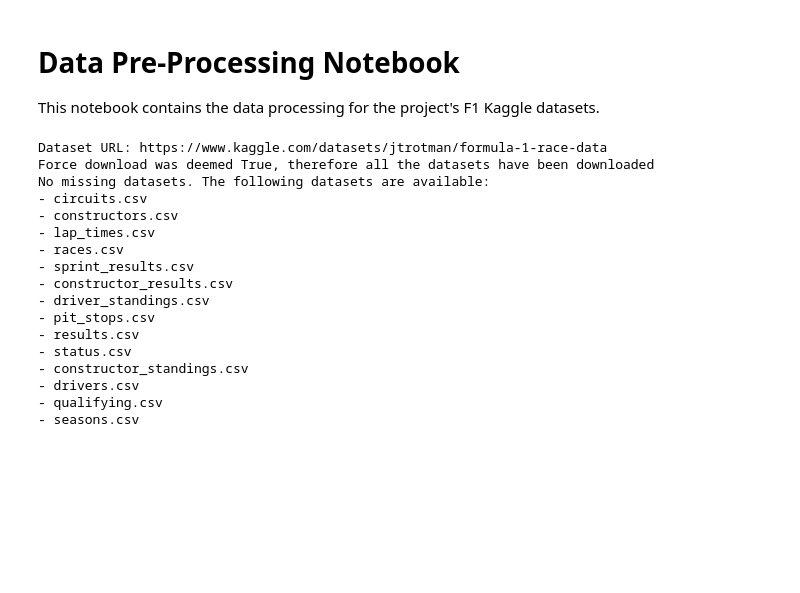
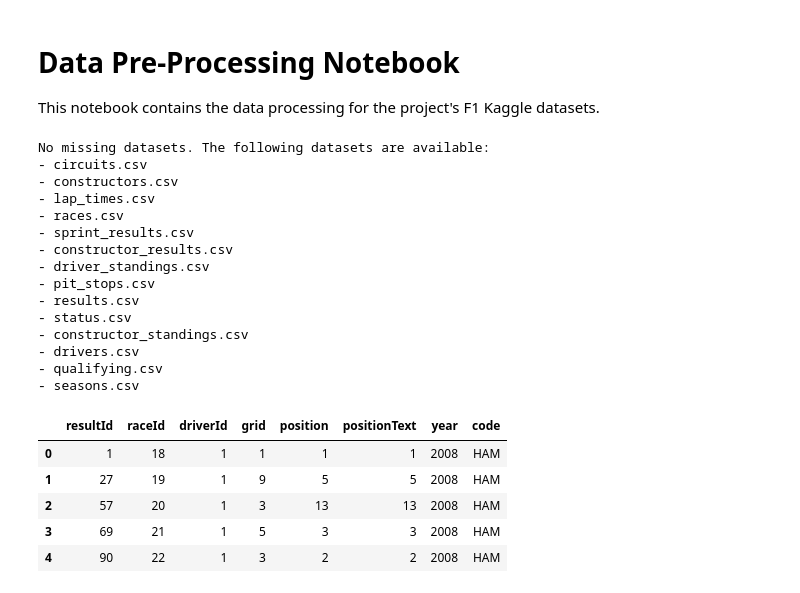
Before and after one commit to RFM322/F1F2_Analytics4FutureChampions, a Jupyter notebook: data-pre-processing.ipynb, the cells around one changed output. Saved outputs shown, nothing was run; the diff lists cells and outputs as text; code cells hidden in the pictures; blank space fills up the shorter version.

```diff
--- a/data-pre-processing.ipynb
+++ b/data-pre-processing.ipynb
@@ -16,10 +23,8 @@ from workflowpackages.data import get_kaggle_f1_data
 #You can also type ? and ?? after the imported function to see documentation and full source code in-line
 #-------------------------
 # %%
-get_kaggle_f1_data(force_download=True)
+get_kaggle_f1_data(force_download=False)
 # %% [output]
-Dataset URL: https://www.kaggle.com/datasets/jtrotman/formula-1-race-data
-Force download was deemed True, therefore all the datasets have been downloaded
 No missing datasets. The following datasets are available:
 - circuits.csv
 - constructors.csv
@@ -87,5 +92,15 @@ df_model = df_model.merge(
     on = 'driverId',
 )
 #---------------------------------------------------
+# %%
+#Preview the dataset
+df_model.head()
+# %% [output]
+|  | resultId | raceId | driverId | grid | position | positionText | year | code |
+| 0 | 1 | 18 | 1 | 1 | 1 | 1 | 2008 | HAM |
+| 1 | 27 | 19 | 1 | 9 | 5 | 5 | 2008 | HAM |
+| 2 | 57 | 20 | 1 | 3 | 13 | 13 | 2008 | HAM |
+| 3 | 69 | 21 | 1 | 5 | 3 | 3 | 2008 | HAM |
+| 4 | 90 | 22 | 1 | 3 | 2 | 2 | 2008 | HAM |
 # %%
 #Filter races to analyze (limit historical period)
```
Also changed, not shown: parts of 12 cells of this notebook.
